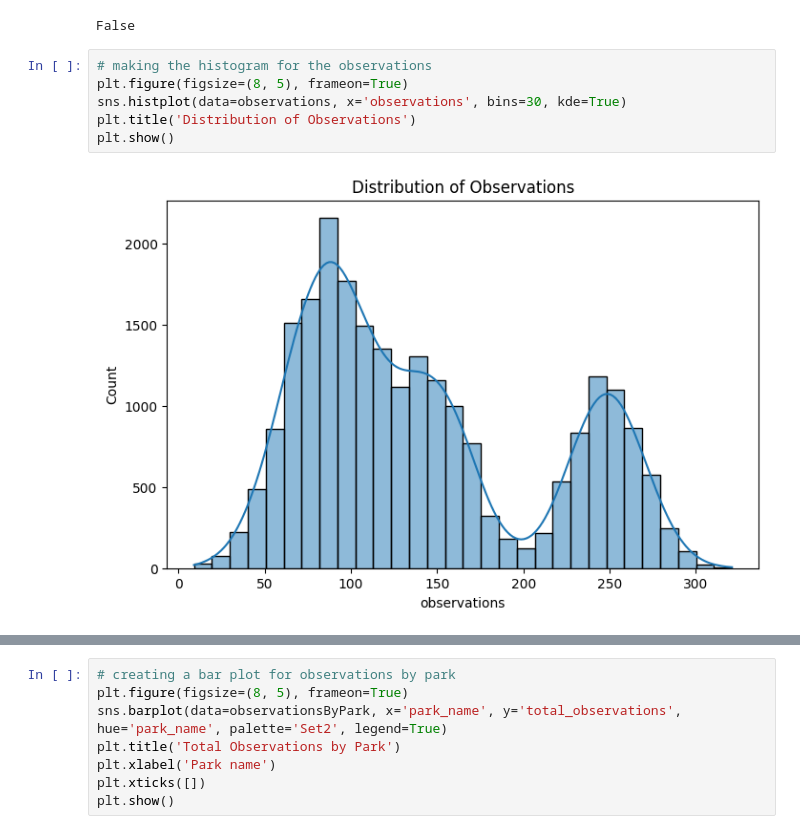
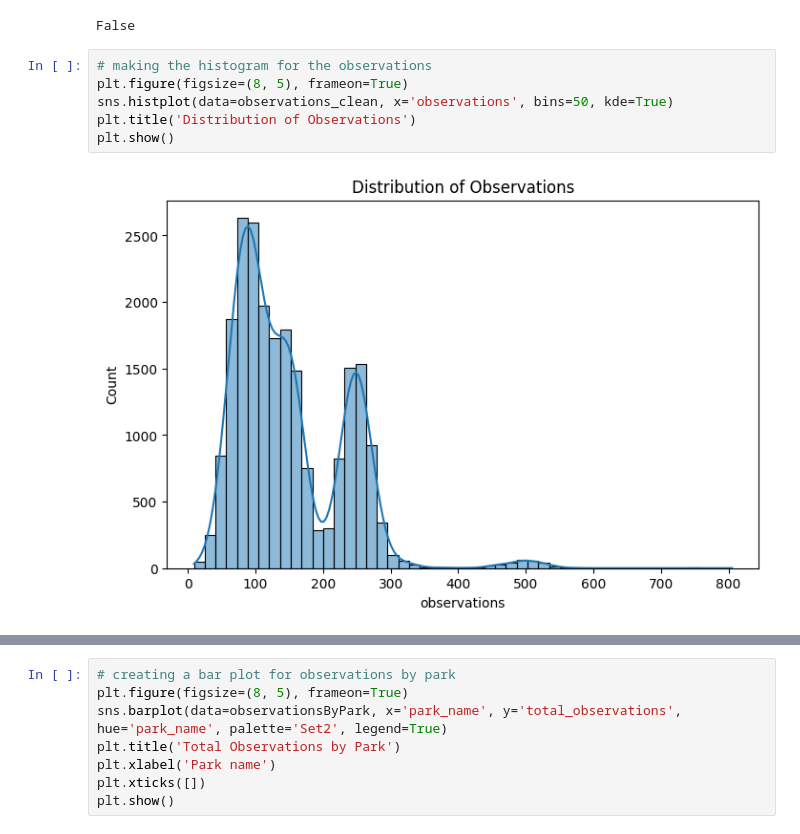
Before and after one commit to 7086600/biodiversity_project, a Jupyter notebook: biodiversity.ipynb, the cells around one changed output, grey strips where cells are left out. Cells and saved outputs as stored; diff of their text form.

Commit message:
change to observations_clean below for histogram, etc.

```diff
--- a/biodiversity.ipynb
+++ b/biodiversity.ipynb
@@ -322,10 +322,10 @@ False
 # %%
 # making the histogram for the observations
 plt.figure(figsize=(8, 5), frameon=True)
-sns.histplot(data=observations, x='observations', bins=30, kde=True)
+sns.histplot(data=observations_clean, x='observations', bins=50, kde=True)
 plt.title('Distribution of Observations')
 plt.show()
 # %% [output]
-[figure, old version]
+[figure, new version]
 # %%
 # counting the number of observations by park
```
Also changed, not shown: parts of 3 cells of this notebook.
